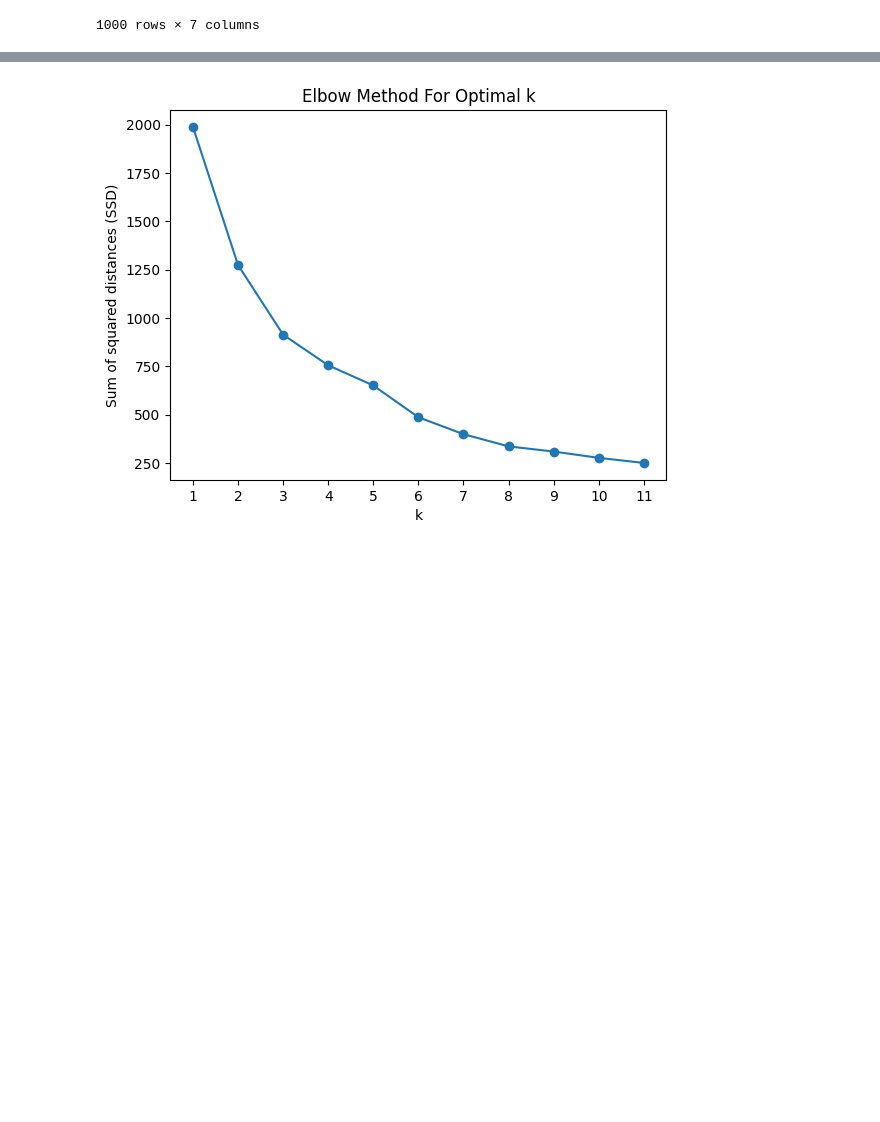
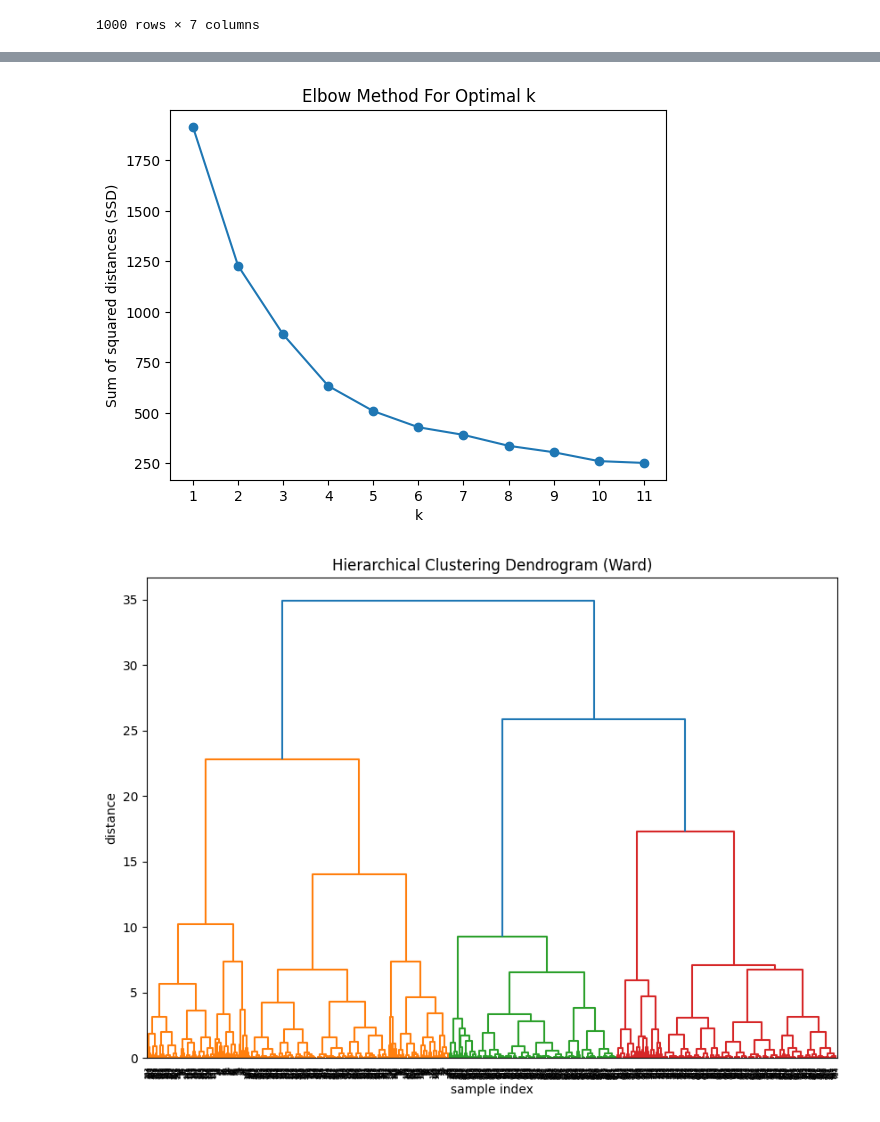
Before and after one commit to sebdanielsson/jupyter-notebooks, a Jupyter notebook: gik2km/project/clustering.ipynb, the cells around one changed output, grey strips where cells are left out. Saved outputs shown, nothing was run; the diff lists cells and outputs as text; code cells hidden in the pictures; blank space fills up the shorter version.

```diff
--- a/gik2km/project/clustering.ipynb
+++ b/gik2km/project/clustering.ipynb
@@ -89,7 +103,7 @@ ssd = []
 K = range(1,12)
 for k in K:
     km = KMeans(n_clusters=k, n_init='auto')
-    km = km.fit(df_normalized)
+    km = km.fit(normalized)
     ssd.append(km.inertia_)
 
 # Plot the elbow
@@ -100,6 +114,22 @@ plt.ylabel('Sum of squared distances (SSD)')
 plt.title('Elbow Method For Optimal k')
 plt.show()
 # %% [output]
-[figure, old version]
+[figure, new version]
+# %%
+from scipy.cluster.hierarchy import linkage, dendrogram
+
+# Create a linkage matrix using ward's method
+linkage_matrix = linkage(normalized, 'ward')
+
+# Create a dendrogram
+plt.figure(figsize=(10, 7))
+dendrogram(linkage_matrix)
+
+plt.title('Hierarchical Clustering Dendrogram (Ward)')
+plt.xlabel('sample index')
+plt.ylabel('distance')
+plt.show()
+# %% [output]
+[figure, added]
 # %%
 # Perform clustering
```
Also changed, not shown: parts of 13 cells of this notebook.
